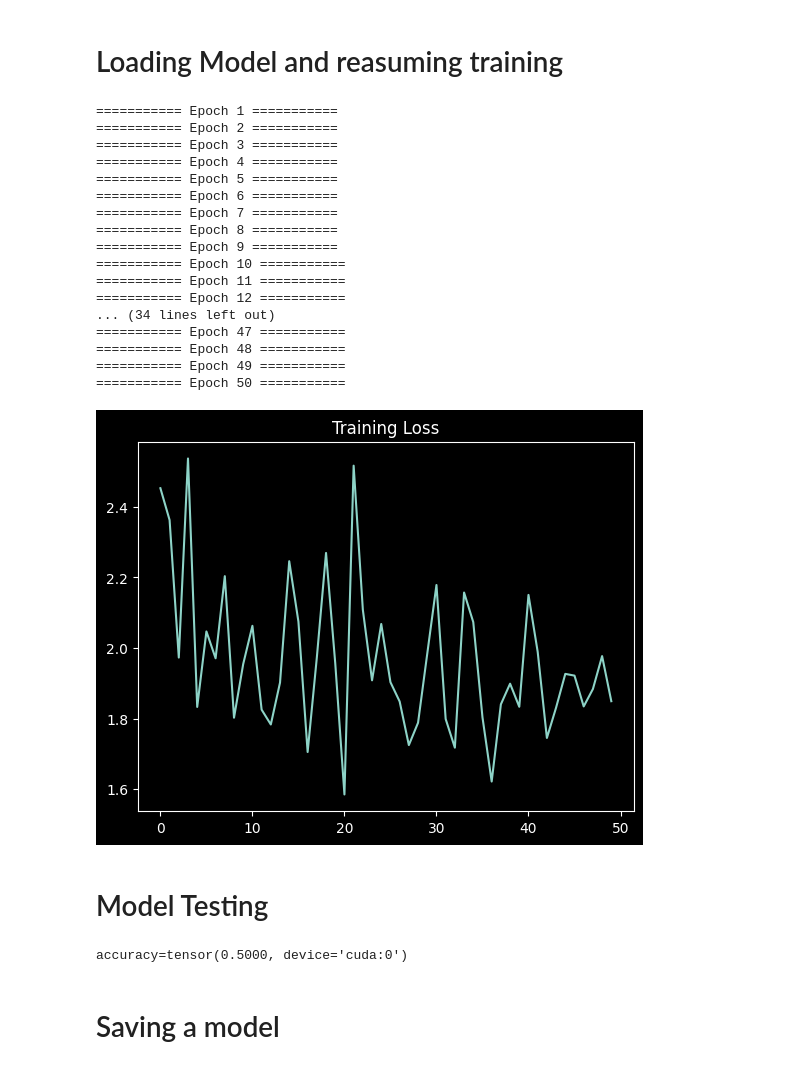
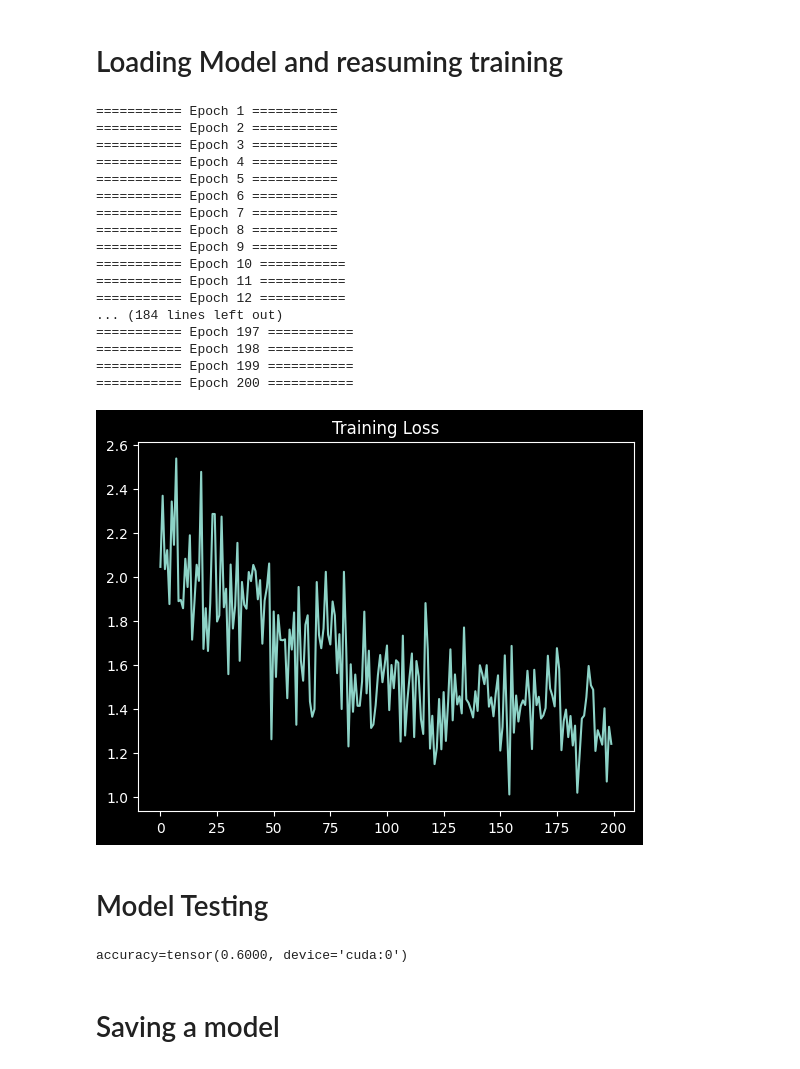
Before and after one commit to AI-MED-AGH/handwritten-digits-recognizer, a Jupyter notebook: Fine_tuning.ipynb, the cells around one changed output. Saved outputs shown, nothing was run; the diff lists cells and outputs as text; code cells hidden in the pictures.

Commit message:
refactor: change n_epochs, learning rate and disable ElasticTransform

```diff
--- a/Fine_tuning.ipynb
+++ b/Fine_tuning.ipynb
@@ -117,17 +117,17 @@ torch.Size([1, 28, 28])
 ## Define Transform (data augmentation)
 # %%
 train_transform = torchvision.transforms.Compose([
-    torchvision.transforms.RandomRotation(degrees=15),
+    torchvision.transforms.RandomRotation(degrees=10),
     torchvision.transforms.RandomAffine(degrees=0, translate=(0.1, 0.1), scale=(0.85, 1.15)),
-    torchvision.transforms.ElasticTransform(alpha=30.0, sigma=5.0)
+    # torchvision.transforms.ElasticTransform(alpha=20.0, sigma=5.0)
 ])
 # %% [markdown]
 # Loading Model and reasuming training
 # %%
 from Model import MyModel
 
-#Hyperparameters
-n_epochs = 50
+# Hyperparameters
+n_epochs = 200
 learning_rate = 0.1e-3
 
 # Use GPU acceleration if available
@@ -164,39 +164,39 @@ for epoch in range(n_epochs):
 
         optimizer.zero_grad()
         output = model(data)
 
         loss = criterion(output, target)
         epoch_loss.append(loss.item())
 
         loss.backward()
         optimizer.step()
 
     # Calculate average loss for the entire epoch
     avg_loss = sum(epoch_loss) / len(epoch_loss)
     train_losses.append(avg_loss)
 
 plt.plot(np.arange(n_epochs), train_losses)
 plt.title("Training Loss")
 plt.show()
 # %% [output]
 =========== Epoch 1 ===========
 =========== Epoch 2 ===========
 =========== Epoch 3 ===========
 =========== Epoch 4 ===========
 =========== Epoch 5 ===========
 =========== Epoch 6 ===========
 =========== Epoch 7 ===========
 =========== Epoch 8 ===========
 =========== Epoch 9 ===========
 =========== Epoch 10 ===========
 =========== Epoch 11 ===========
 =========== Epoch 12 ===========
-... (34 lines left out)
-=========== Epoch 47 ===========
-=========== Epoch 48 ===========
-=========== Epoch 49 ===========
-=========== Epoch 50 ===========
+... (184 lines left out)
+=========== Epoch 197 ===========
+=========== Epoch 198 ===========
+=========== Epoch 199 ===========
+=========== Epoch 200 ===========
-[figure, old version]
+[figure, new version]
 # %% [markdown]
 # Model Testing
 # %%
@@ -216,7 +216,7 @@ accuracy = correct / len(test_set)
 
 print(f"{accuracy=}")
 # %% [output]
-accuracy=tensor(0.5000, device='cuda:0')
+accuracy=tensor(0.6000, device='cuda:0')
 # %% [markdown]
 # Saving a model
 # %%
```
Also changed, not shown: parts of 1 cell of this notebook, 1 other file.
